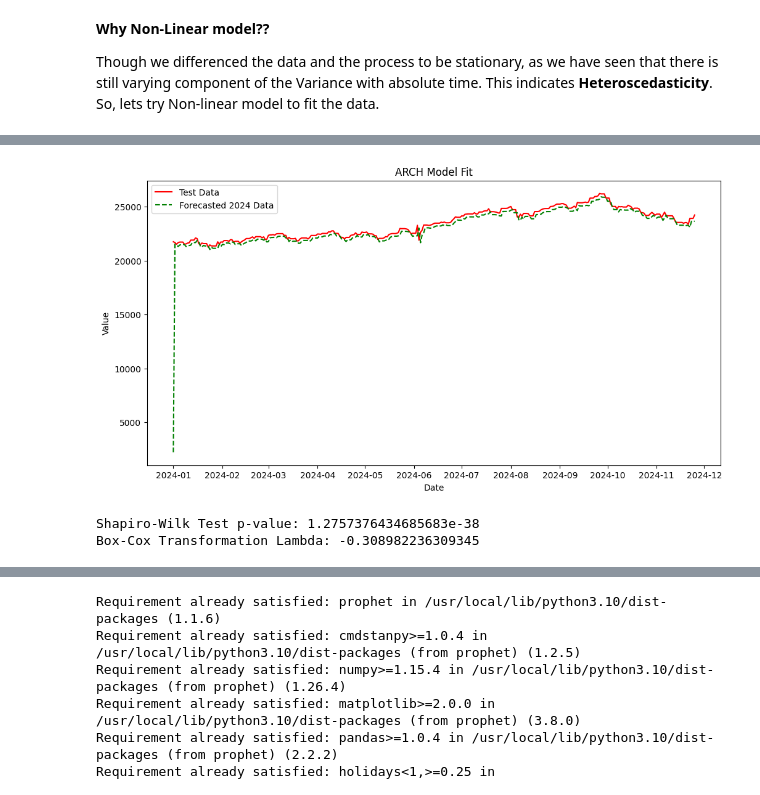
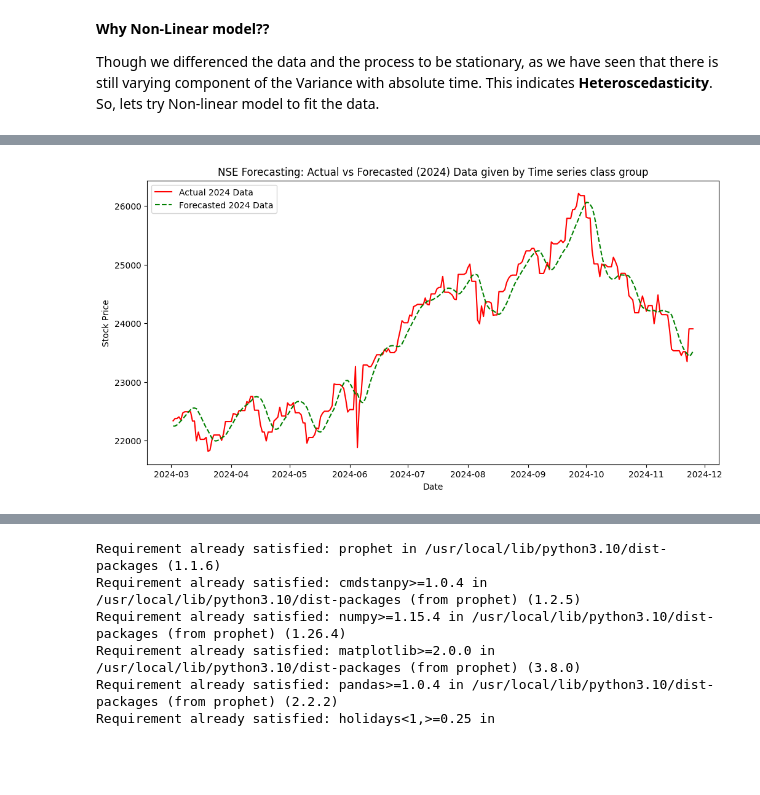
Before and after one commit to aymuos/masters-practise-repo, a Jupyter notebook: TSA_Nifty_50_Project.ipynb, the cells around one changed output, grey strips where cells are left out. Drawn from its saved outputs; the diff is of its cells as text; code cells hidden in the pictures; blank space fills up the shorter version.

```diff
--- a/TSA_Nifty_50_Project.ipynb
+++ b/TSA_Nifty_50_Project.ipynb
@@ -900,35 +960,11 @@ Covariance estimator: robust
 # %%
-# Plot the actual data and forecasted volatility for the entire dataset
 plt.figure(figsize=(12, 6))
-#plt.plot(train_data.index, train_data, label='Training Data', color='blue')
-plt.plot(test_data.index, test_data, label='Test Data', color='red')
-forecasted_volatility = results.conditional_volatility[-len(test_data):] ## Limiting it to start from the test data.
-plt.plot(test_data.index, forecasted_volatility, label='Forecasted 2024 Data', color='green', linestyle='--')
-plt.title('ARCH Model Fit')
+plt.plot(test_data.index[61:], actual_prices, label='Actual 2024 Data', color='red')
+plt.plot(test_data.index[61:], forecasted_prices, label='Forecasted 2024 Data', color='green', linestyle='--')
+plt.title('NSE Forecasting: Actual vs Forecasted (2024) Data given by Time series class group')
 plt.xlabel('Date')
-plt.ylabel('Value')
+plt.ylabel('Stock Price')
 plt.legend()
 plt.show()
 # %% [output]
-[figure, old version]
+[figure, new version]
-# %%
-train_data,test_data = df['Close'],df_test['Close']
-
-# Fit a simple ARCH model to get residuals
-basic_arch_model = arch_model(train_data, vol='ARCH', p=1).fit(disp='off')
-residuals = basic_arch_model.resid
-
-# Check for normality (e.g., using Shapiro-Wilk test)
-shapiro_test = stats.shapiro(residuals)
-print(f"Shapiro-Wilk Test p-value: {shapiro_test.pvalue}")
-
-# If not normal, consider Box-Cox transformation
-if shapiro_test.pvalue < 0.05:
-    transformed_data, lambda_value = boxcox(train_data)  # Apply Box-Cox
-    print(f"Box-Cox Transformation Lambda: {lambda_value}")
-    # Proceed with modeling using 'transformed_data'
-else:
-    transformed_data = train_data  # No transformation needed
-# %% [output]
-Shapiro-Wilk Test p-value: 1.2757376434685683e-38
-Box-Cox Transformation Lambda: -0.308982236309345
```
Also changed, not shown: parts of 23 cells of this notebook.
